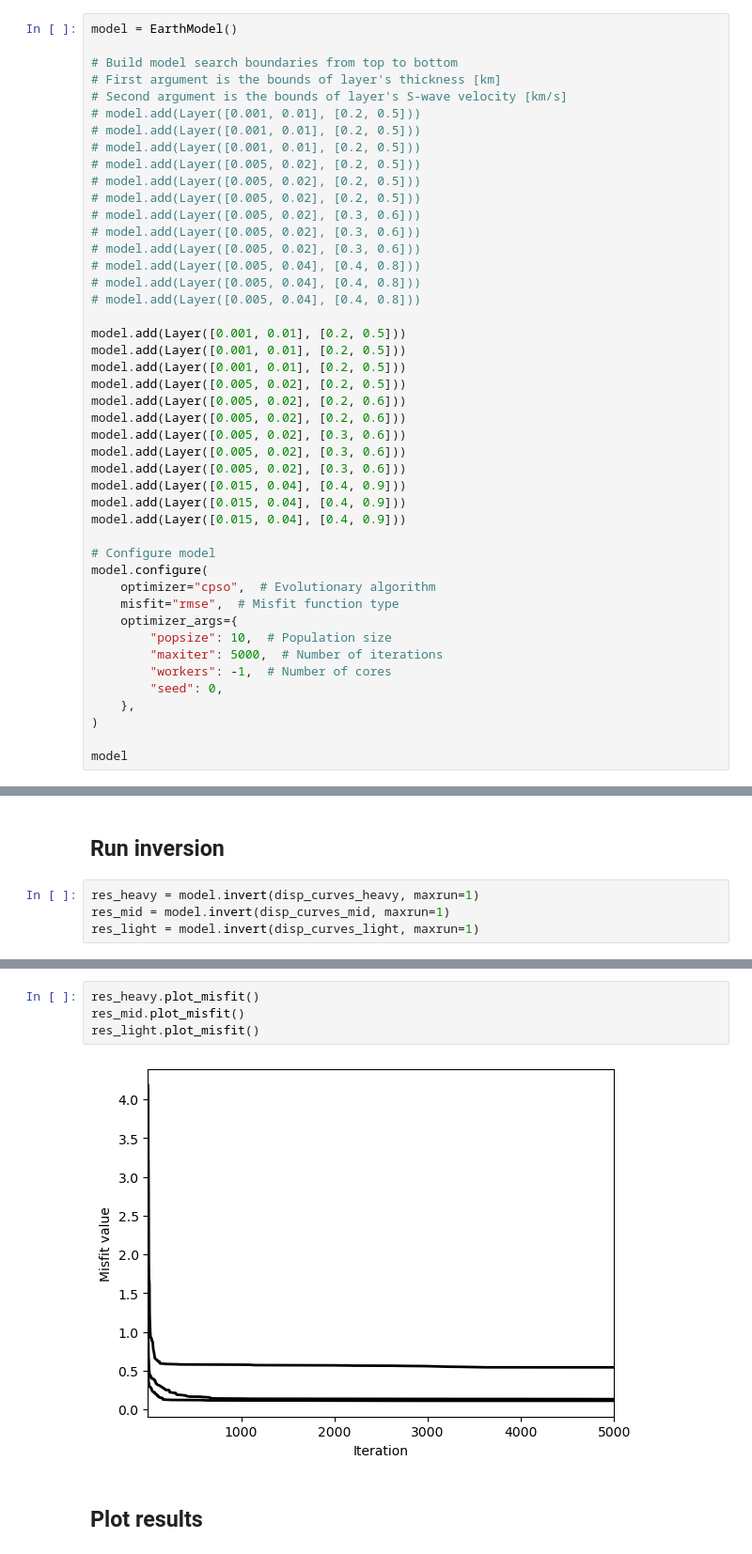
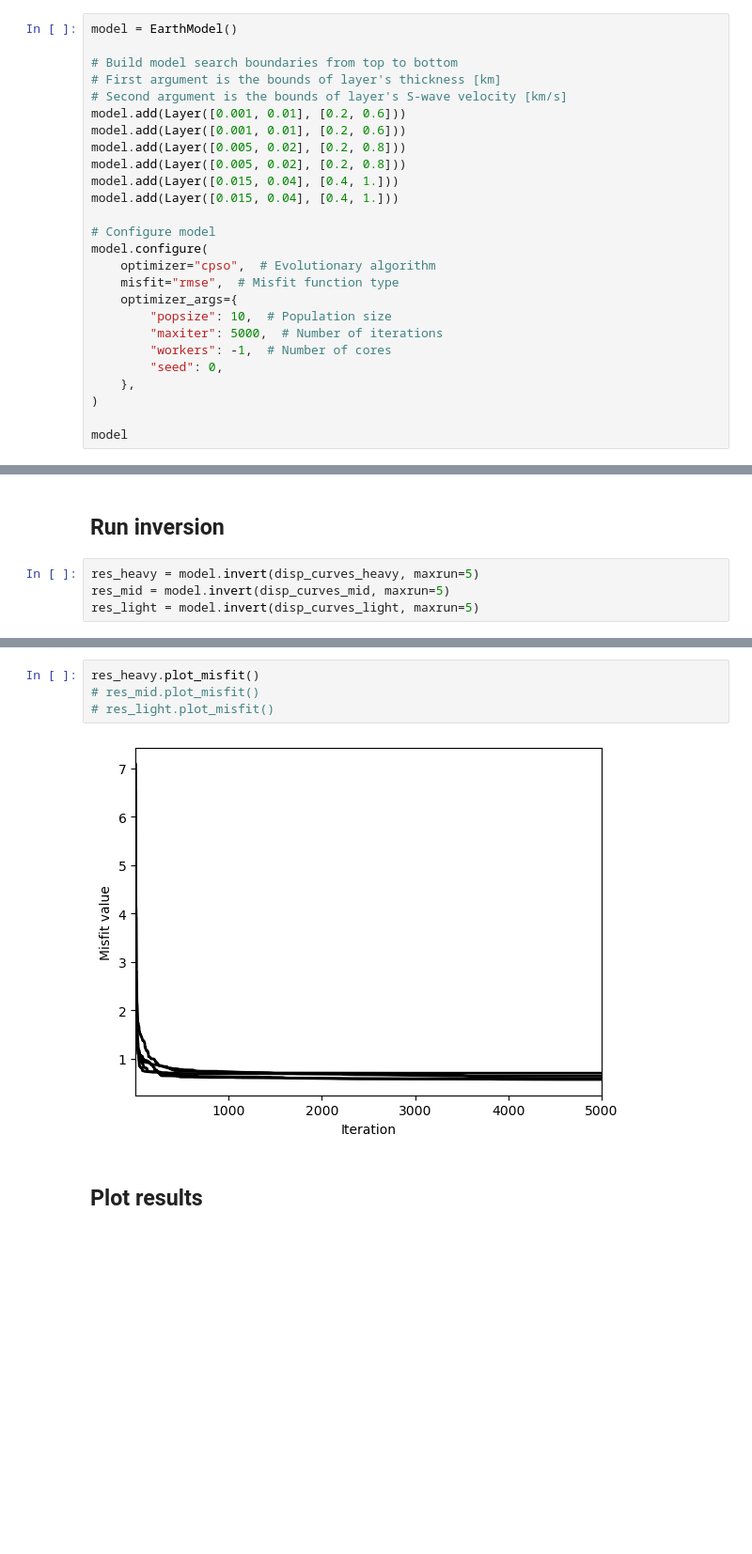
Before and after one commit to jingxiaoliu/das_diff_veh, a Jupyter notebook: inversion.ipynb, the cells around one changed output, grey strips where cells are left out. Shown at 94% size. Saved outputs shown, nothing was run; the diff lists cells and outputs as text; blank space fills up the shorter version.

```diff
--- a/inversion.ipynb
+++ b/inversion.ipynb
@@ -324,31 +373,12 @@ model = EarthModel()
 # Build model search boundaries from top to bottom
 # First argument is the bounds of layer's thickness [km]
 # Second argument is the bounds of layer's S-wave velocity [km/s]
-# model.add(Layer([0.001, 0.01], [0.2, 0.5]))
-# model.add(Layer([0.001, 0.01], [0.2, 0.5]))
-# model.add(Layer([0.001, 0.01], [0.2, 0.5]))
-# model.add(Layer([0.005, 0.02], [0.2, 0.5]))
-# model.add(Layer([0.005, 0.02], [0.2, 0.5]))
-# model.add(Layer([0.005, 0.02], [0.2, 0.5]))
-# model.add(Layer([0.005, 0.02], [0.3, 0.6]))
-# model.add(Layer([0.005, 0.02], [0.3, 0.6]))
-# model.add(Layer([0.005, 0.02], [0.3, 0.6]))
-# model.add(Layer([0.005, 0.04], [0.4, 0.8]))
-# model.add(Layer([0.005, 0.04], [0.4, 0.8]))
-# model.add(Layer([0.005, 0.04], [0.4, 0.8]))
-
-model.add(Layer([0.001, 0.01], [0.2, 0.5]))
-model.add(Layer([0.001, 0.01], [0.2, 0.5]))
-model.add(Layer([0.001, 0.01], [0.2, 0.5]))
-model.add(Layer([0.005, 0.02], [0.2, 0.5]))
-model.add(Layer([0.005, 0.02], [0.2, 0.6]))
-model.add(Layer([0.005, 0.02], [0.2, 0.6]))
-model.add(Layer([0.005, 0.02], [0.3, 0.6]))
-model.add(Layer([0.005, 0.02], [0.3, 0.6]))
-model.add(Layer([0.005, 0.02], [0.3, 0.6]))
-model.add(Layer([0.015, 0.04], [0.4, 0.9]))
-model.add(Layer([0.015, 0.04], [0.4, 0.9]))
-model.add(Layer([0.015, 0.04], [0.4, 0.9]))
+model.add(Layer([0.001, 0.01], [0.2, 0.6]))
+model.add(Layer([0.001, 0.01], [0.2, 0.6]))
+model.add(Layer([0.005, 0.02], [0.2, 0.8]))
+model.add(Layer([0.005, 0.02], [0.2, 0.8]))
+model.add(Layer([0.015, 0.04], [0.4, 1.]))
+model.add(Layer([0.015, 0.04], [0.4, 1.]))
 
 # Configure model
 model.configure(
@@ -384,7 +415,7 @@ Number of parameters: 36
 # %% [markdown]
 ## Run inversion
 # %%
-res_heavy = model.invert(disp_curves_heavy, maxrun=1)
-res_mid = model.invert(disp_curves_mid, maxrun=1)
-res_light = model.invert(disp_curves_light, maxrun=1)
+res_heavy = model.invert(disp_curves_heavy, maxrun=5)
+res_mid = model.invert(disp_curves_mid, maxrun=5)
+res_light = model.invert(disp_curves_light, maxrun=5)
 # %% [output]
@@ -394,9 +437,9 @@ Run 1   |████████████████████| 100% [0:0
 # %%
 res_heavy.plot_misfit()
-res_mid.plot_misfit()
-res_light.plot_misfit()
+# res_mid.plot_misfit()
+# res_light.plot_misfit()
 # %% [output]
-[figure, old version]
+[figure, new version]
 # %% [markdown]
 ## Plot results
 # %%
```
Also changed, not shown: parts of 18 cells of this notebook, 32 other files.
